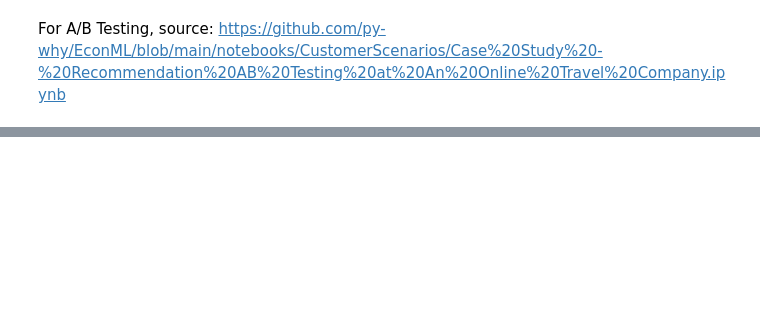
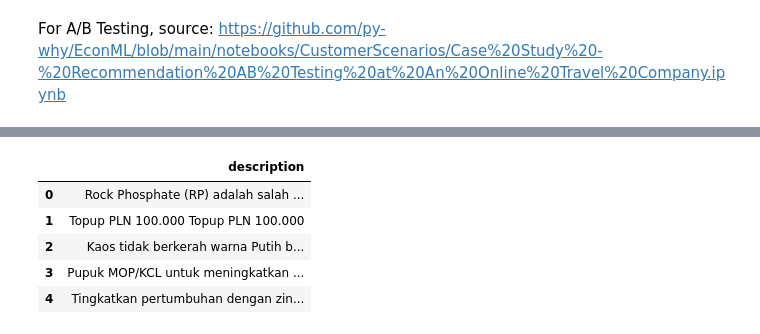
Before and after one commit to tksy1227/ICP_Group5, a Jupyter notebook: final_model_recsys_prototype.ipynb, the cells around one changed output, grey strips where cells are left out. Saved outputs shown, nothing was run; the diff lists cells and outputs as text; code cells hidden in the pictures; blank space fills up the shorter version.

```diff
--- a/final_model_recsys_prototype.ipynb
+++ b/final_model_recsys_prototype.ipynb
@@ -37,0 +208,20 @@ from econml.cate_interpreter import SingleTreeCateInterpreter, \
+# %%
+def clean_html(raw_html):
+    # Remove HTML tags
+    clean_text = re.sub(r'<[^>]+>', '', raw_html)
+    # Remove leading/trailing whitespaces and normalize spaces
+    clean_text = re.sub(r'\s+', ' ', clean_text).strip()
+    return clean_text
+
+# Apply to the 'description' column
+merged_data['description'] = merged_data['description'].astype(str).apply(clean_html)
+
+# Preview the cleaned descriptions
+merged_data[['description']].head()
+# %% [output]
+|  | description |
+| 0 | Rock Phosphate (RP) adalah salah ... |
+| 1 | Topup PLN 100.000 Topup PLN 100.000 |
+| 2 | Kaos tidak berkerah warna Putih b... |
+| 3 | Pupuk MOP/KCL untuk meningkatkan ... |
+| 4 | Tingkatkan pertumbuhan dengan zin... |
```
Also changed, not shown: parts of 18 cells of this notebook.
